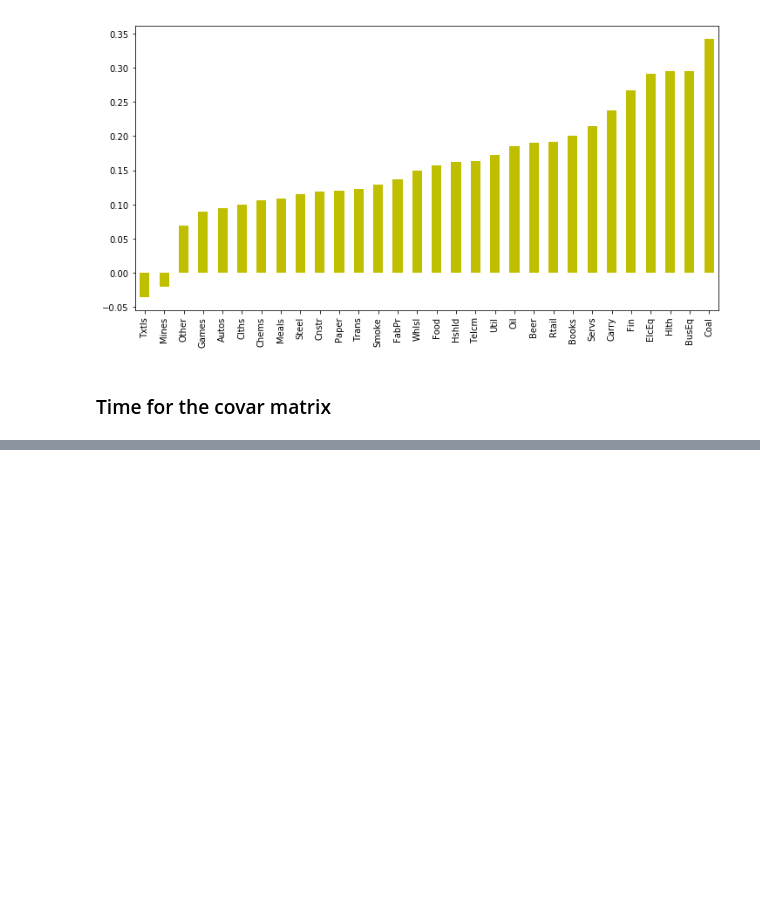
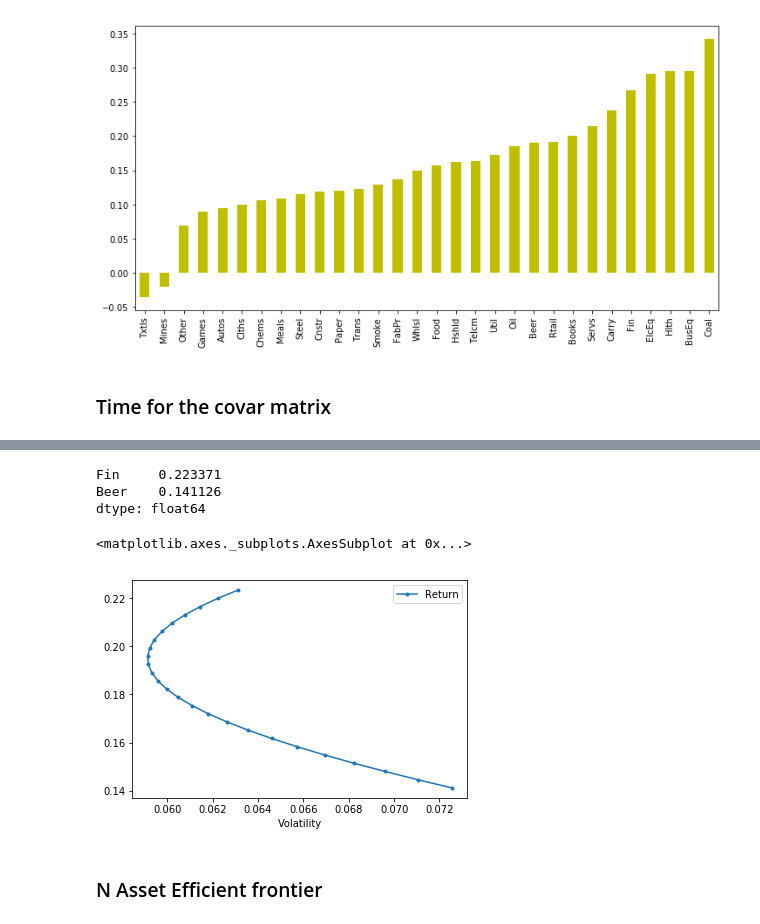
Before and after one commit to biv-neupane7/Investment-management-with-python, a Jupyter notebook: Week 2 Efficient frontier and portfolio management.ipynb, the cells around one changed output, grey strips where cells are left out. Cells and saved outputs as stored; diff of their text form; code cells hidden in the pictures; blank space fills up the shorter version.

```diff
--- a/Week 2 Efficient frontier and portfolio management.ipynb
+++ b/Week 2 Efficient frontier and portfolio management.ipynb
@@ -290,0 +416,14 @@ cov=ind["1995":"2000"].cov()
+# %%
+l=["Fin", "Beer"]
+er[l]
+# %% [output]
+Fin     0.223371
+Beer    0.141126
+dtype: float64
+# %%
+ak.plot_ef2(25, er[l], cov.loc[l,l])
+# %% [output]
+<matplotlib.axes._subplots.AxesSubplot at 0x...>
+[figure, added]
+# %% [markdown]
+### N Asset Efficient frontier
```
Also changed, not shown: parts of 28 cells of this notebook.
